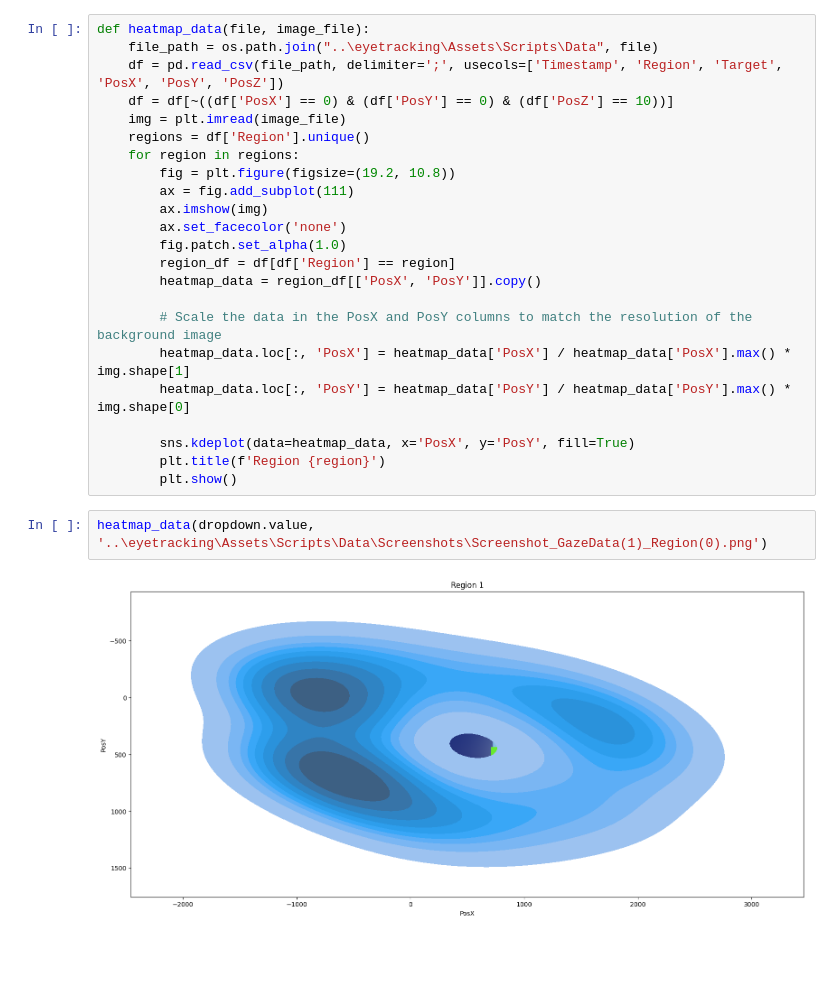
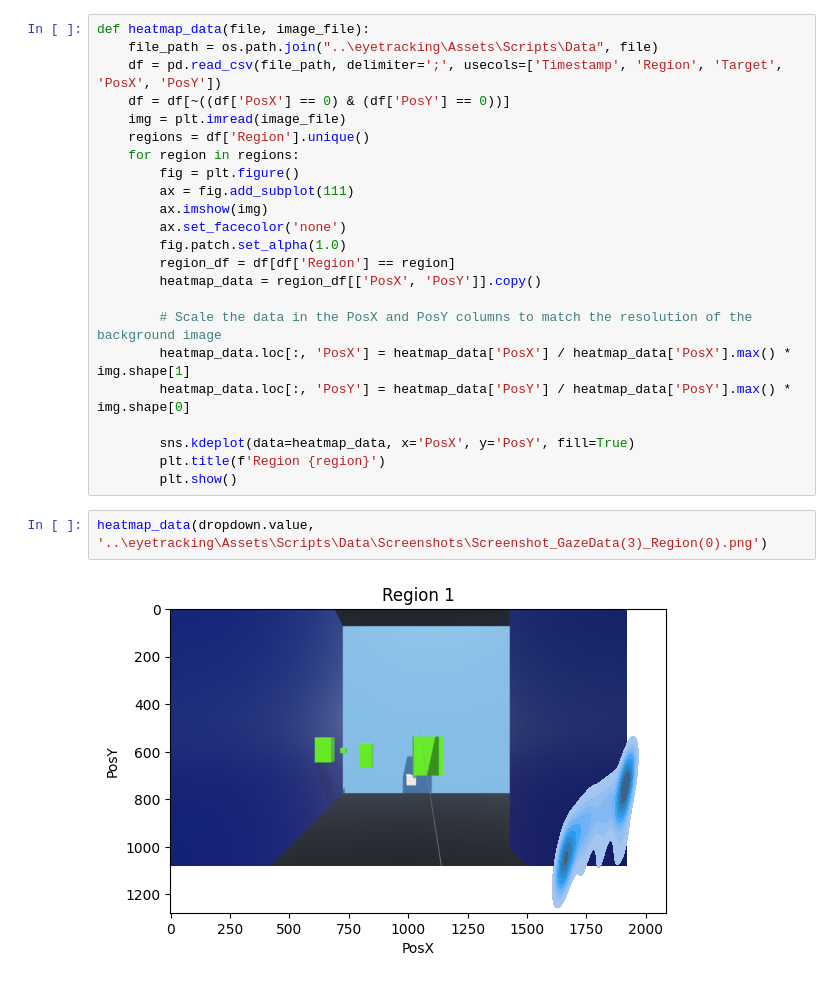
Before and after one commit to haaris7/Bachelorprojekt, a Jupyter notebook: plot_gaze_data/main.ipynb, the cells around one changed output. Drawn from its saved outputs; the diff is of its cells as text; blank space fills up the shorter version.

```diff
--- a/plot_gaze_data/main.ipynb
+++ b/plot_gaze_data/main.ipynb
@@ -71,12 +77,12 @@ plot_data_2d_v2(dropdown.value)
 # %%
 def heatmap_data(file, image_file):
     file_path = os.path.join("..\eyetracking\Assets\Scripts\Data", file)
-    df = pd.read_csv(file_path, delimiter=';', usecols=['Timestamp', 'Region', 'Target', 'PosX', 'PosY', 'PosZ'])
-    df = df[~((df['PosX'] == 0) & (df['PosY'] == 0) & (df['PosZ'] == 10))]
+    df = pd.read_csv(file_path, delimiter=';', usecols=['Timestamp', 'Region', 'Target', 'PosX', 'PosY'])
+    df = df[~((df['PosX'] == 0) & (df['PosY'] == 0))]
     img = plt.imread(image_file)
     regions = df['Region'].unique()
     for region in regions:
-        fig = plt.figure(figsize=(19.2, 10.8))
+        fig = plt.figure()
         ax = fig.add_subplot(111)
         ax.imshow(img)
         ax.set_facecolor('none')
@@ -92,6 +98,6 @@ def heatmap_data(file, image_file):
         plt.title(f'Region {region}')
         plt.show()
 # %%
-heatmap_data(dropdown.value, '..\eyetracking\Assets\Scripts\Data\Screenshots\Screenshot_GazeData(1)_Region(0).png')
+heatmap_data(dropdown.value, '..\eyetracking\Assets\Scripts\Data\Screenshots\Screenshot_GazeData(3)_Region(0).png')
 # %% [output]
-[figure, old version]
+[figure, new version]
```
Also changed, not shown: parts of 10 cells of this notebook, 22 other files.
